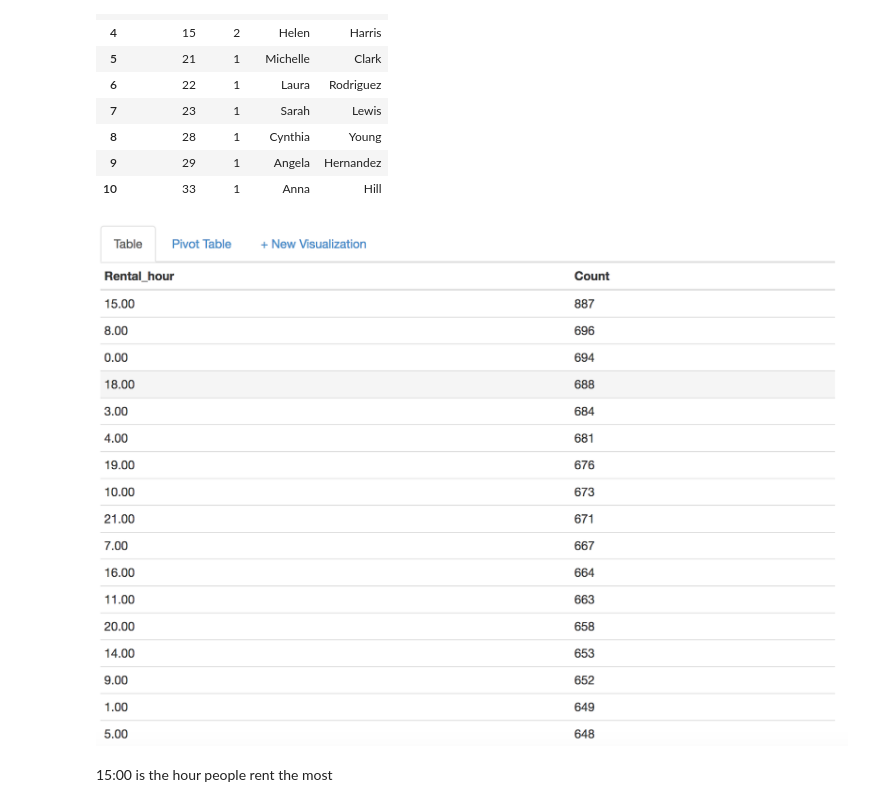
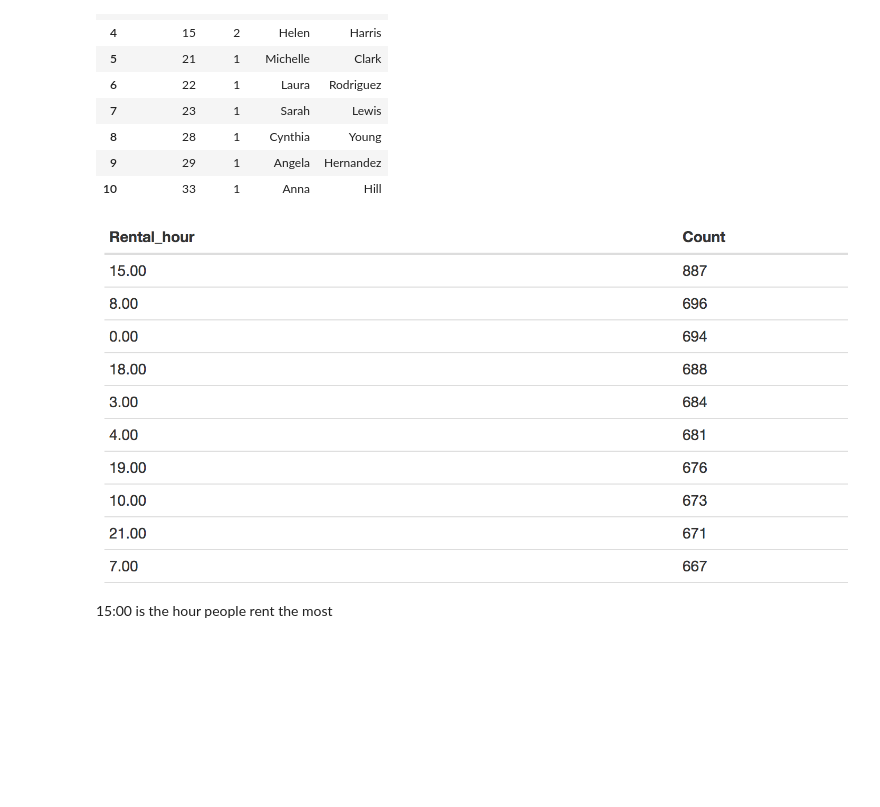
Before and after one commit to Columbia-Intro-Data-Science/python-introduction-ygao940, a Jupyter notebook: HW4_YizheGao.ipynb, the cells around one changed output. Drawn from its saved outputs; the diff is of its cells as text; code cells hidden in the pictures; blank space fills up the shorter version.

```diff
--- a/HW4_YizheGao.ipynb
+++ b/HW4_YizheGao.ipynb
@@ -83,9 +83,9 @@ H_5[1:11]
 | 9 | 29 | 1 | Angela | Hernandez |
 | 10 | 33 | 1 | Anna | Hill |
 # %%
-Image(filename='HW4 #5.PNG')
+Image(filename='HW4_p5.PNG')
 # %% [output]
-[figure, old version]
+[figure, new version]
 # %% [markdown]
 15:00 is the hour people rent the most
 # %% [markdown]
```
Also changed, not shown: parts of 6 cells of this notebook.
